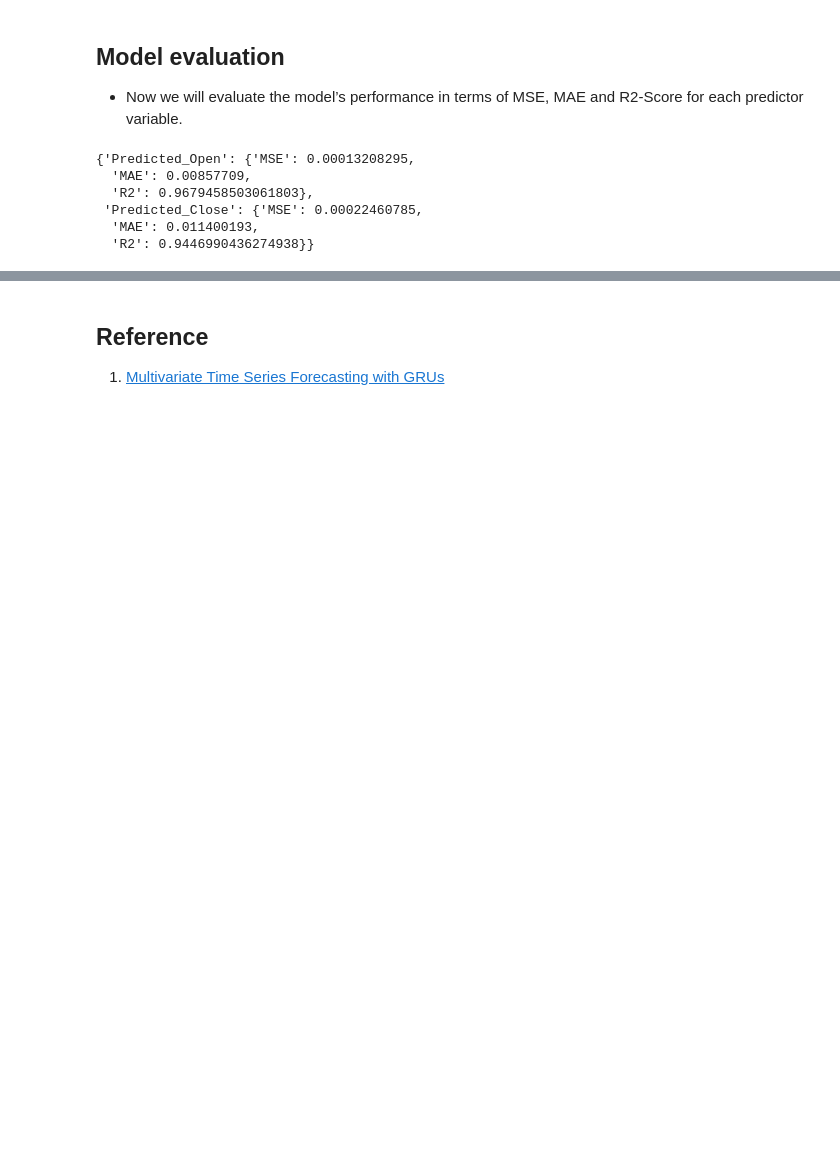
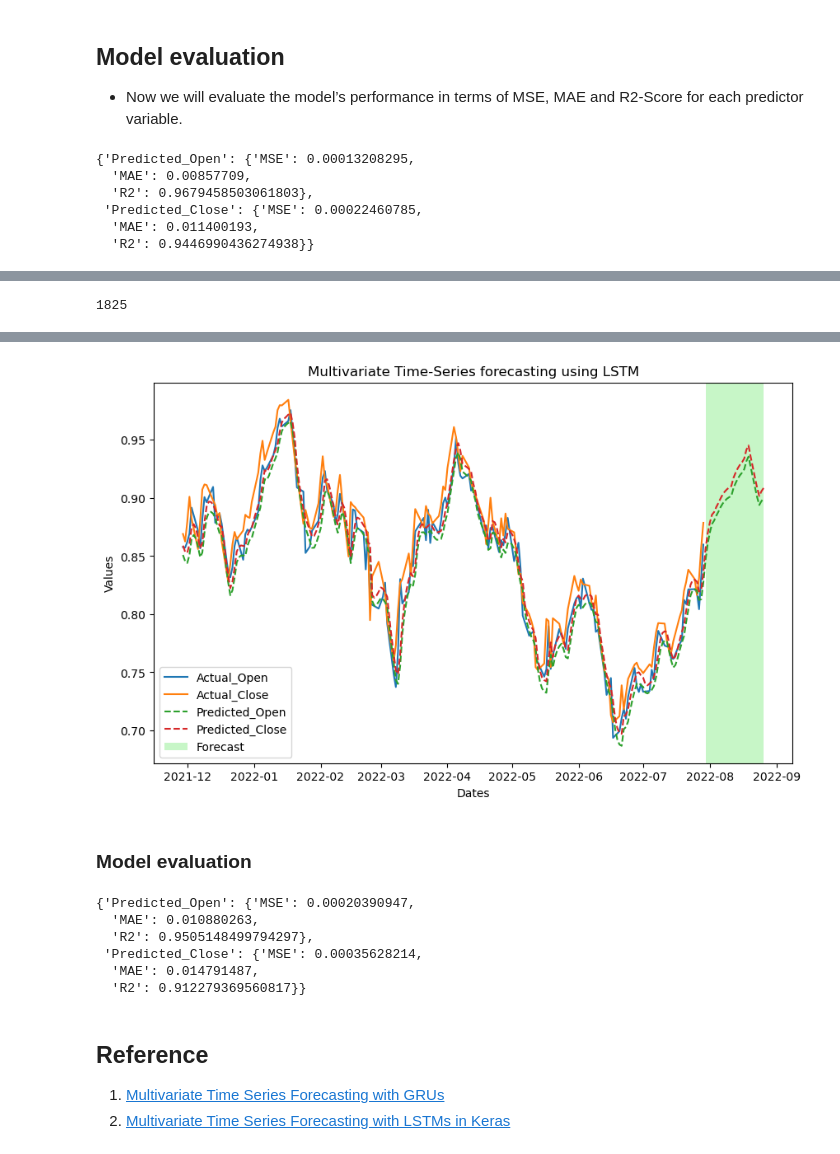
Before and after one commit to rd8312/time_series, a Jupyter notebook: multivariate_ts.ipynb, the cells around one changed output, grey strips where cells are left out. Drawn from its saved outputs; the diff is of its cells as text; code cells hidden in the pictures; blank space fills up the shorter version.

```diff
--- a/multivariate_ts.ipynb
+++ b/multivariate_ts.ipynb
@@ -502,0 +772,6 @@ result
+# %%
+# Reload the data with the date index
+dataFrame = pd.read_csv('./data/Stock-market-price-prediction.csv')  # Assuming the CSV file contains a 'Date' column
+dataFrame['Date'] = pd.to_datetime(dataFrame['Date'])
+dataFrame.set_index('Date', inplace=True)
+dataFrame.head()
@@ -502,0 +786,41 @@ result
+# %%
+len(df)
+# %% [output]
+1825
+# %%
+# 預測
+predictions = trainer.predict(model, dataloaders=test_loader)
+
+# 將預測結果轉換為 NumPy 數組
+predicted_values = torch.cat(predictions).cpu().detach().numpy()
+
+# 繪製預測結果
+d = {
+    'Predicted_Open': predicted_values[:, 0],
+    'Predicted_Close': predicted_values[:, 1],
+    'Actual_Open': y_test_tensor[:, 0].cpu().numpy(),
+    'Actual_Close': y_test_tensor[:, 1].cpu().numpy(),
+}
+
+d = pd.DataFrame(d)
+d.index = dataFrame.index[-len(y_test):]  # Assigning the correct date index
+
+fig, ax = plt.subplots(figsize=(10, 6))
+#  highlight the  forecast
+highlight_start = int(len(d) * 0.9)
+highlight_end = len(d) - 1  # Adjusted to stay within bounds
+# Plot the actual values
+plt.plot(d[['Actual_Open', 'Actual_Close']][:highlight_start], label=['Actual_Open', 'Actual_Close'])
+
+# Plot predicted values with a dashed line
+plt.plot(d[['Predicted_Open', 'Predicted_Close']], label=['Predicted_Open', 'Predicted_Close'], linestyle='--')
+
+# Highlight the forecasted portion with a different color
+plt.axvspan(d.index[highlight_start], d.index[highlight_end], facecolor='lightgreen', alpha=0.5, label='Forecast')
+
+plt.title('Multivariate Time-Series forecasting using LSTM')
+plt.xlabel('Dates')
+plt.ylabel('Values')
+ax.legend()
+plt.show()
+# %% [output]
@@ -503,3 +829,29 @@ result
+[figure, added]
+# %% [markdown]
+### Model evaluation
+# %%
+# Model Evaluation
+def eval(model):
+    return {
+        'MSE': sklearn.metrics.mean_squared_error(d[f'Actual_{model.split("_")[1]}'].to_numpy(), d[model].to_numpy()),
+        'MAE': sklearn.metrics.mean_absolute_error(d[f'Actual_{model.split("_")[1]}'].to_numpy(), d[model].to_numpy()),
+        'R2': sklearn.metrics.r2_score(d[f'Actual_{model.split("_")[1]}'].to_numpy(), d[model].to_numpy())
+    }
+
+result = dict()
+
+for item in ['Predicted_Open', 'Predicted_Close']:
+    result[item] = eval(item)
+
+result
+# %% [output]
+{'Predicted_Open': {'MSE': 0.00020390947,
+  'MAE': 0.010880263,
+  'R2': 0.9505148499794297},
+ 'Predicted_Close': {'MSE': 0.00035628214,
+  'MAE': 0.014791487,
+  'R2': 0.912279369560817}}
 # %% [markdown]
 ## Reference
 1. [Multivariate Time Series Forecasting with GRUs](https://www.geeksforgeeks.org/multivariate-time-series-forecasting-with-grus/)
+2. [Multivariate Time Series Forecasting with LSTMs in Keras](https://www.geeksforgeeks.org/multivariate-time-series-forecasting-with-lstms-in-keras/)
```
Also changed, not shown: parts of 16 cells of this notebook.
